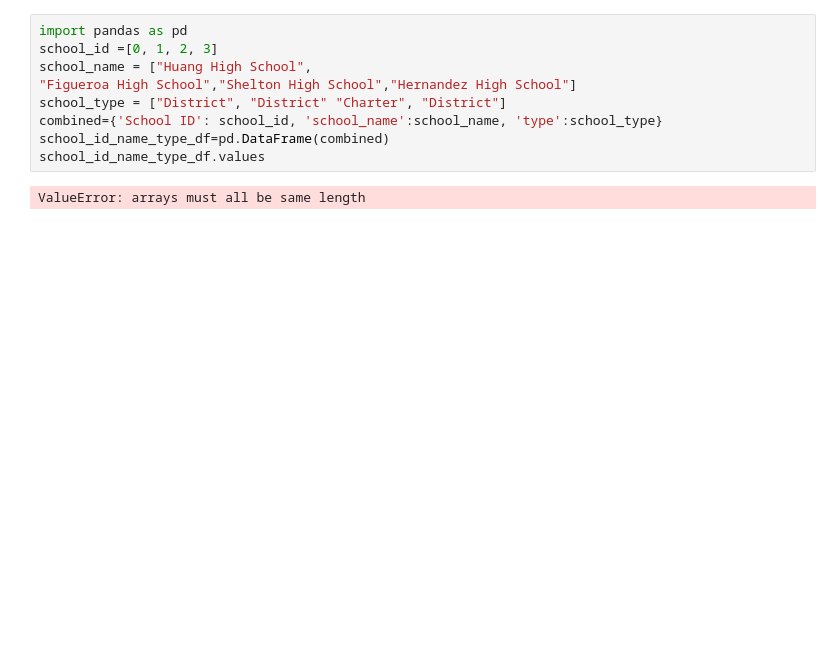
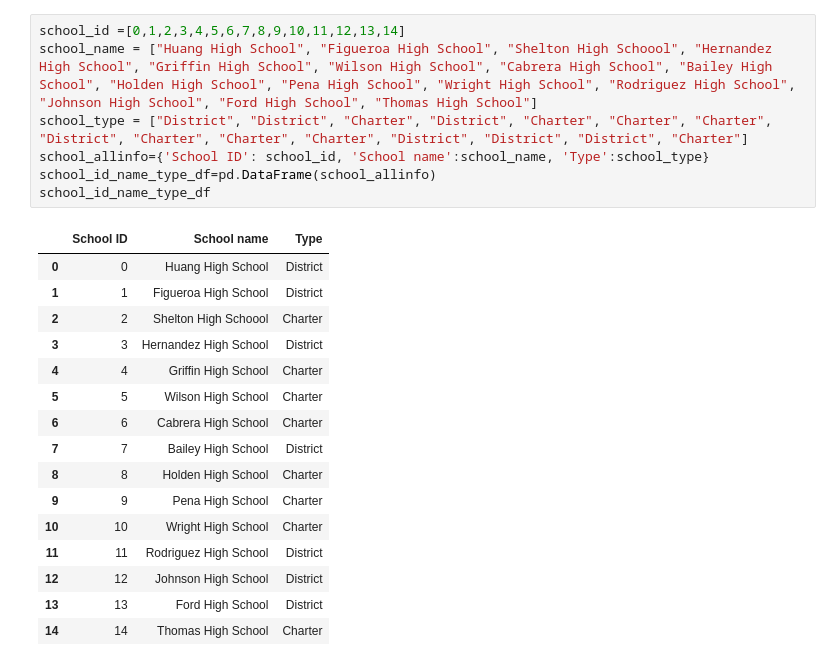
Before and after one commit to reachme1212/School_District_Analysis, a Jupyter notebook: Pandas_Practice.ipynb, the cells around one changed output. Drawn from its saved outputs; the diff is of its cells as text; blank space fills up the shorter version.

```diff
--- a/Pandas_Practice.ipynb
+++ b/Pandas_Practice.ipynb
@@ -30,11 +65,24 @@ print(school_df)
 # %%
-import pandas as pd
-school_id =[0, 1, 2, 3]
-school_name = ["Huang High School",
-"Figueroa High School","Shelton High School","Hernandez High School"]
-school_type = ["District", "District" "Charter", "District"]
-combined={'School ID': school_id, 'school_name':school_name, 'type':school_type}
-school_id_name_type_df=pd.DataFrame(combined)
-school_id_name_type_df.values
+school_id =[0,1,2,3,4,5,6,7,8,9,10,11,12,13,14]
+school_name = ["Huang High School", "Figueroa High School", "Shelton High Schoool", "Hernandez High School", "Griffin High School", "Wilson High School", "Cabrera High School", "Bailey High School", "Holden High School", "Pena High School", "Wright High School", "Rodriguez High School", "Johnson High School", "Ford High School", "Thomas High School"]
+school_type = ["District", "District", "Charter", "District", "Charter", "Charter", "Charter", "District", "Charter", "Charter", "Charter", "District", "District", "District", "Charter"]
+school_allinfo={'School ID': school_id, 'School name':school_name, 'Type':school_type}
+school_id_name_type_df=pd.DataFrame(school_allinfo)
+school_id_name_type_df
 # %% [output]
-ValueError: arrays must all be same length
+|  | School ID | School name | Type |
+| 0 | 0 | Huang High School | District |
+| 1 | 1 | Figueroa High School | District |
+| 2 | 2 | Shelton High Schoool | Charter |
+| 3 | 3 | Hernandez High School | District |
+| 4 | 4 | Griffin High School | Charter |
+| 5 | 5 | Wilson High School | Charter |
+| 6 | 6 | Cabrera High School | Charter |
+| 7 | 7 | Bailey High School | District |
+| 8 | 8 | Holden High School | Charter |
+| 9 | 9 | Pena High School | Charter |
+| 10 | 10 | Wright High School | Charter |
+| 11 | 11 | Rodriguez High School | District |
+| 12 | 12 | Johnson High School | District |
+| 13 | 13 | Ford High School | District |
+| 14 | 14 | Thomas High School | Charter |
```
Also changed, not shown: parts of 5 cells of this notebook, 1 other file.
